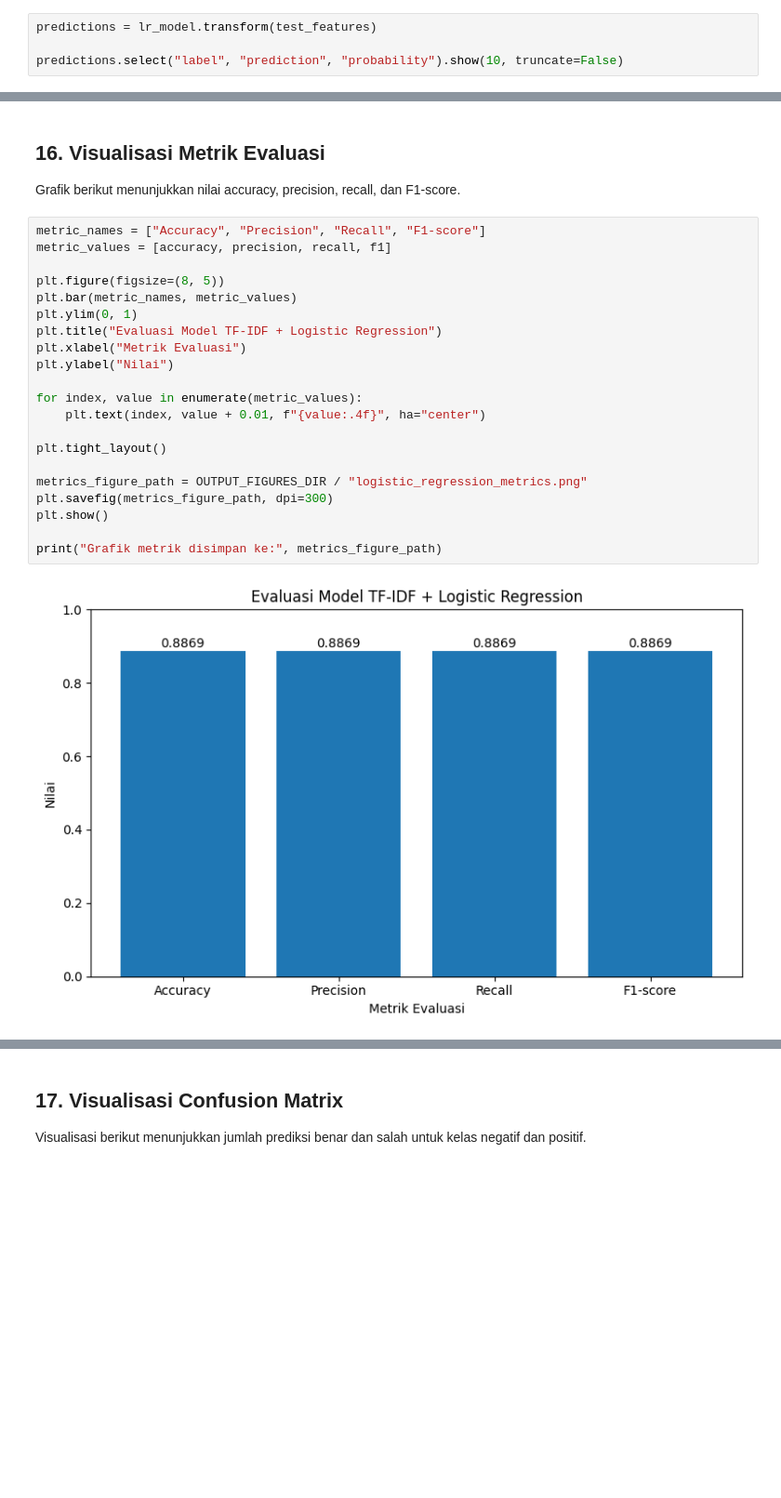
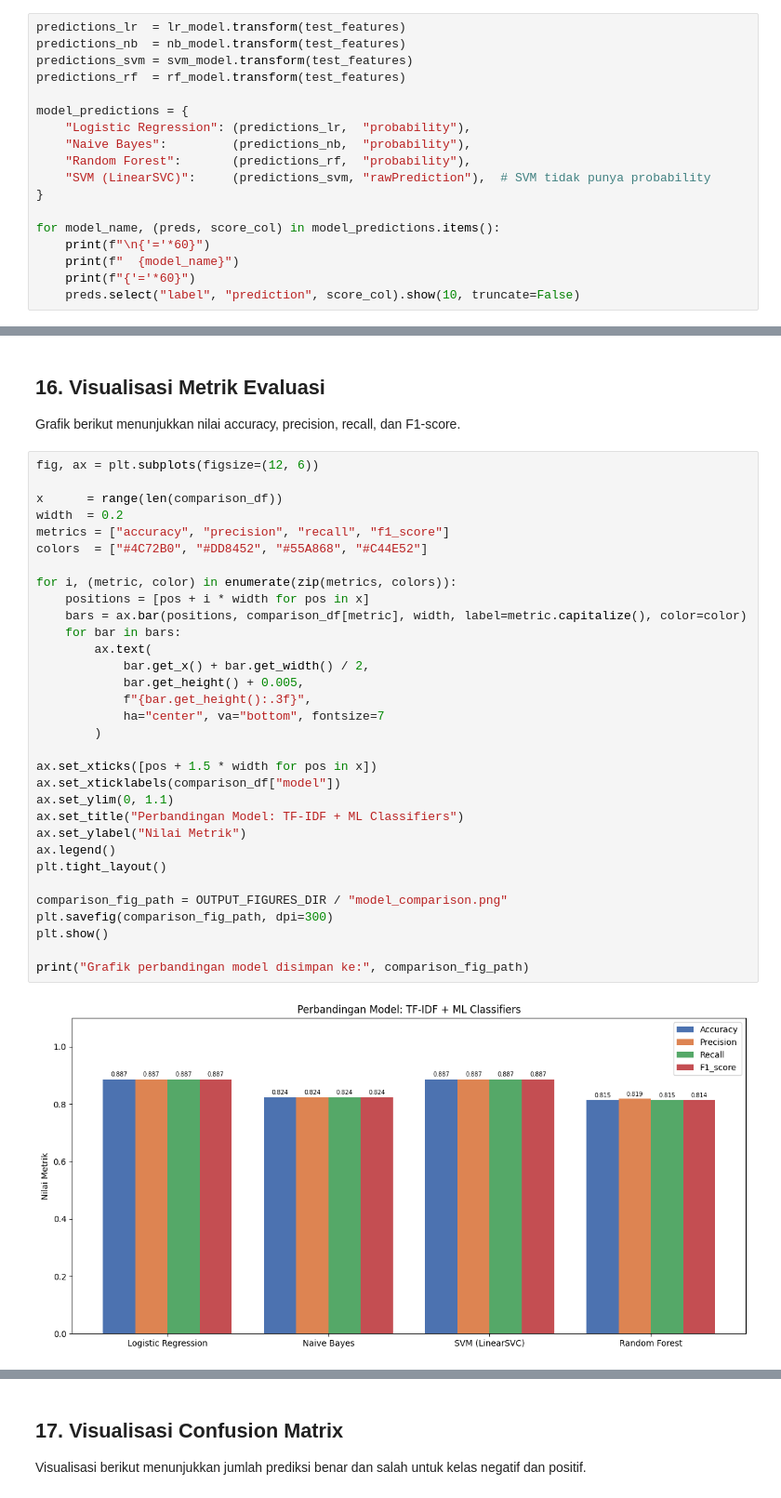
Before and after one commit to aryafirmansyah2/Amazon-Reviews-for-Sentiment-Analysis, a Jupyter notebook: notebooks/01_sentiment_analysis_pyspark_clean_documented.ipynb, the cells around one changed output, grey strips where cells are left out. Shown at 93% size. Cells and saved outputs as stored; diff of their text form; blank space fills up the shorter version.

Commit message:
Update: Add sentiment analysis results with confusion matrices and model metrics

```diff
--- a/notebooks/01_sentiment_analysis_pyspark_clean_documented.ipynb
+++ b/notebooks/01_sentiment_analysis_pyspark_clean_documented.ipynb
@@ -453,7 +481,21 @@ Training Logistic Regression selesai.
 
 Model yang sudah dilatih digunakan untuk memprediksi sentimen pada data test.
 # %%
-predictions = lr_model.transform(test_features)
+predictions_lr  = lr_model.transform(test_features)
+predictions_nb  = nb_model.transform(test_features)
+predictions_svm = svm_model.transform(test_features)
+predictions_rf  = rf_model.transform(test_features)
 
-predictions.select("label", "prediction", "probability").show(10, truncate=False)
+model_predictions = {
+    "Logistic Regression": (predictions_lr,  "probability"),
+    "Naive Bayes":         (predictions_nb,  "probability"),
+    "Random Forest":       (predictions_rf,  "probability"),
+    "SVM (LinearSVC)":     (predictions_svm, "rawPrediction"),  # SVM tidak punya probability
+}
+
+for model_name, (preds, score_col) in model_predictions.items():
+    print(f"\n{'='*60}")
+    print(f"  {model_name}")
+    print(f"{'='*60}")
+    preds.select("label", "prediction", score_col).show(10, truncate=False)
 # %% [output]
@@ -593,25 +636,36 @@ Confusion matrix disimpan ke: /Users/aryafirmansyah/Documents/Kuliah/BigData/Fin
 
 Grafik berikut menunjukkan nilai accuracy, precision, recall, dan F1-score.
 # %%
-metric_names = ["Accuracy", "Precision", "Recall", "F1-score"]
-metric_values = [accuracy, precision, recall, f1]
+fig, ax = plt.subplots(figsize=(12, 6))
 
-plt.figure(figsize=(8, 5))
-plt.bar(metric_names, metric_values)
-plt.ylim(0, 1)
-plt.title("Evaluasi Model TF-IDF + Logistic Regression")
-plt.xlabel("Metrik Evaluasi")
-plt.ylabel("Nilai")
+x      = range(len(comparison_df))
+width  = 0.2
+metrics = ["accuracy", "precision", "recall", "f1_score"]
+colors  = ["#4C72B0", "#DD8452", "#55A868", "#C44E52"]
 
-for index, value in enumerate(metric_values):
-    plt.text(index, value + 0.01, f"{value:.4f}", ha="center")
+for i, (metric, color) in enumerate(zip(metrics, colors)):
+    positions = [pos + i * width for pos in x]
+    bars = ax.bar(positions, comparison_df[metric], width, label=metric.capitalize(), color=color)
+    for bar in bars:
+        ax.text(
+            bar.get_x() + bar.get_width() / 2,
+            bar.get_height() + 0.005,
+            f"{bar.get_height():.3f}",
+            ha="center", va="bottom", fontsize=7
+        )
 
+ax.set_xticks([pos + 1.5 * width for pos in x])
+ax.set_xticklabels(comparison_df["model"])
+ax.set_ylim(0, 1.1)
+ax.set_title("Perbandingan Model: TF-IDF + ML Classifiers")
+ax.set_ylabel("Nilai Metrik")
+ax.legend()
 plt.tight_layout()
 
-metrics_figure_path = OUTPUT_FIGURES_DIR / "logistic_regression_metrics.png"
-plt.savefig(metrics_figure_path, dpi=300)
+comparison_fig_path = OUTPUT_FIGURES_DIR / "model_comparison.png"
+plt.savefig(comparison_fig_path, dpi=300)
 plt.show()
 
-print("Grafik metrik disimpan ke:", metrics_figure_path)
+print("Grafik perbandingan model disimpan ke:", comparison_fig_path)
 # %% [output]
-[figure, old version]
+[figure, new version]
```
Also changed, not shown: parts of 25 cells of this notebook, 10 other files.
